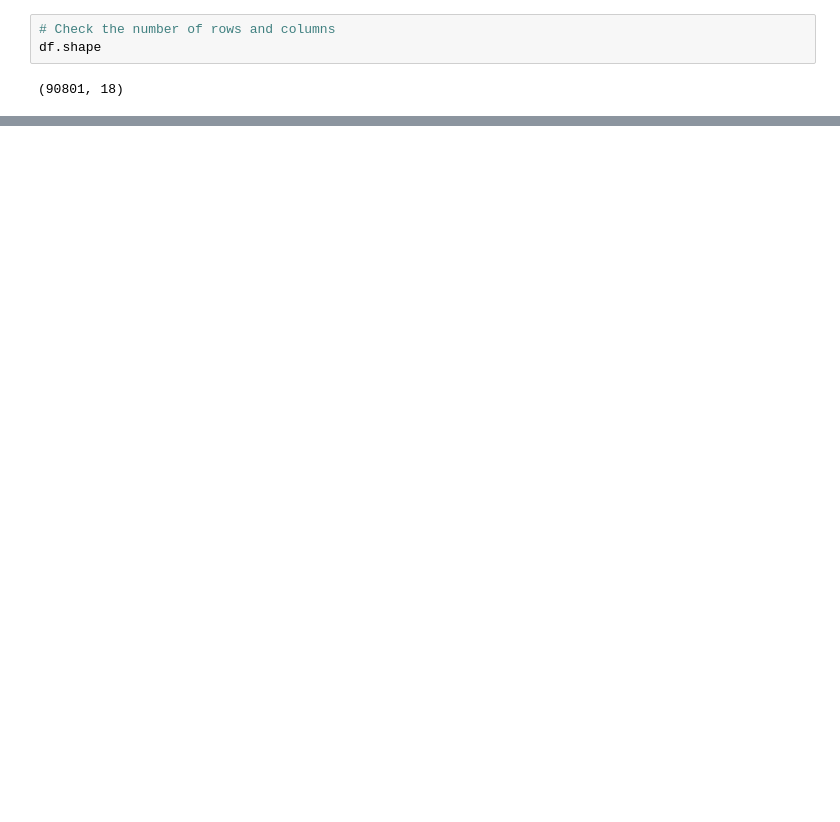
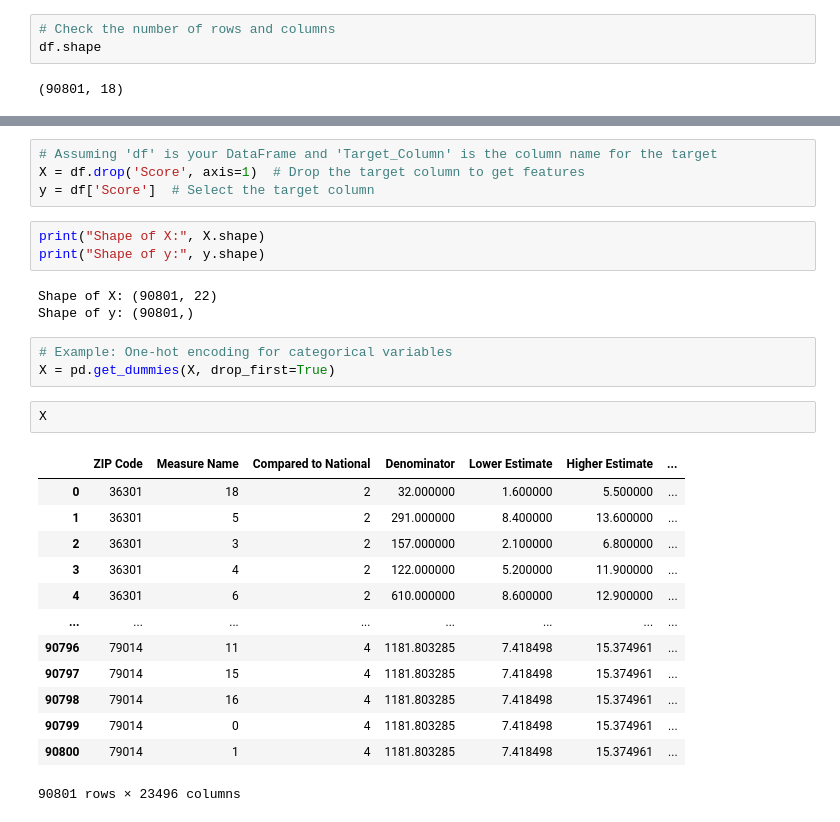
Before and after one commit to jahnavi13031999/Capstone-Project-Final, a Jupyter notebook: assignment.ipynb, the cells around one changed output, grey strips where cells are left out. Drawn from its saved outputs; the diff is of its cells as text; blank space fills up the shorter version.

```diff
--- a/assignment.ipynb
+++ b/assignment.ipynb
@@ -125,0 +396,29 @@ Date Range of 'Start Date':
+# %%
+# Assuming 'df' is your DataFrame and 'Target_Column' is the column name for the target
+X = df.drop('Score', axis=1)  # Drop the target column to get features
+y = df['Score']  # Select the target column
+# %%
+print("Shape of X:", X.shape)
+print("Shape of y:", y.shape)
+# %% [output]
+Shape of X: (90801, 22)
+Shape of y: (90801,)
+# %%
+# Example: One-hot encoding for categorical variables
+X = pd.get_dummies(X, drop_first=True)
+# %%
+X
+# %% [output]
+|  | ZIP Code | Measure Name | Compared to National | Denominator | Lower Estimate | Higher Estimate | ... |
+| 0 | 36301 | 18 | 2 | 32.000000 | 1.600000 | 5.500000 | ... |
+| 1 | 36301 | 5 | 2 | 291.000000 | 8.400000 | 13.600000 | ... |
+| 2 | 36301 | 3 | 2 | 157.000000 | 2.100000 | 6.800000 | ... |
+| 3 | 36301 | 4 | 2 | 122.000000 | 5.200000 | 11.900000 | ... |
+| 4 | 36301 | 6 | 2 | 610.000000 | 8.600000 | 12.900000 | ... |
+| ... | ... | ... | ... | ... | ... | ... | ... |
+| 90796 | 79014 | 11 | 4 | 1181.803285 | 7.418498 | 15.374961 | ... |
+| 90797 | 79014 | 15 | 4 | 1181.803285 | 7.418498 | 15.374961 | ... |
+| 90798 | 79014 | 16 | 4 | 1181.803285 | 7.418498 | 15.374961 | ... |
+| 90799 | 79014 | 0 | 4 | 1181.803285 | 7.418498 | 15.374961 | ... |
+| 90800 | 79014 | 1 | 4 | 1181.803285 | 7.418498 | 15.374961 | ... |
+90801 rows × 23496 columns
```
Also changed, not shown: parts of 32 cells of this notebook.
